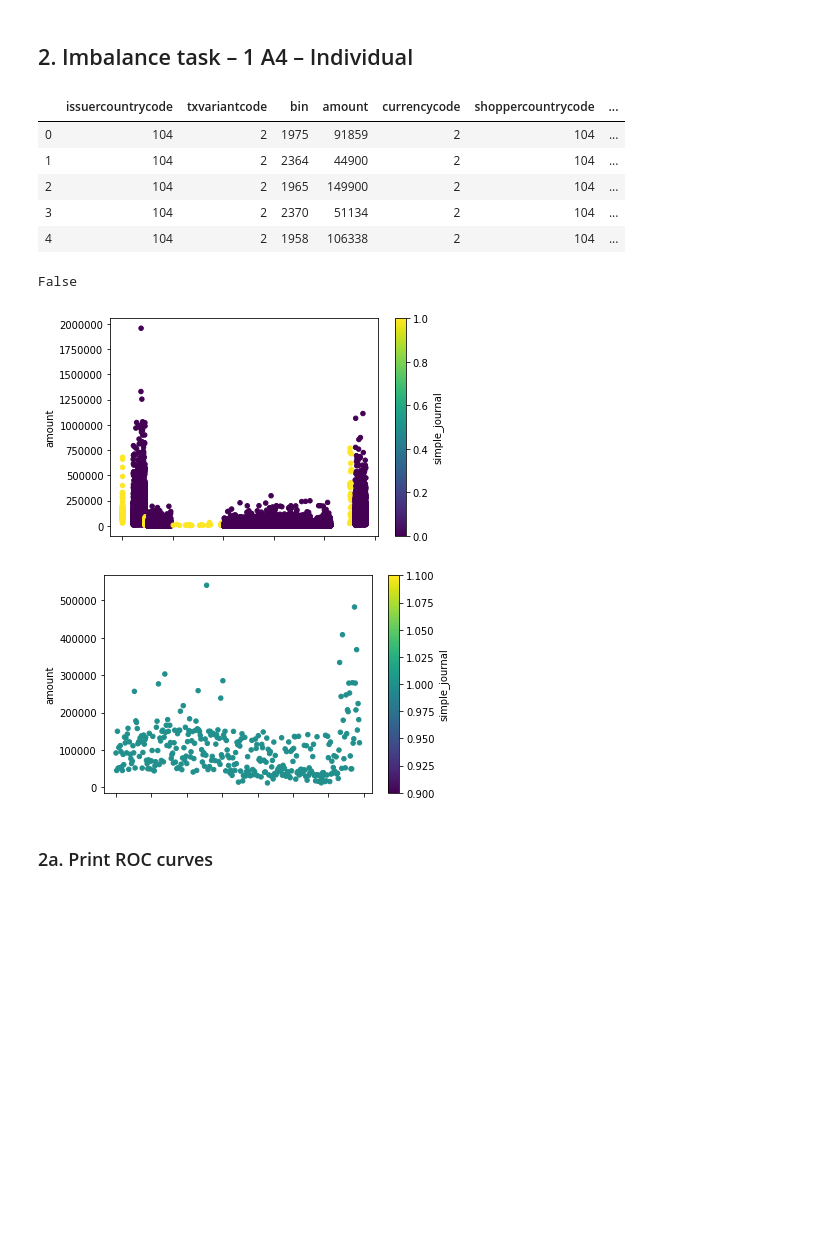
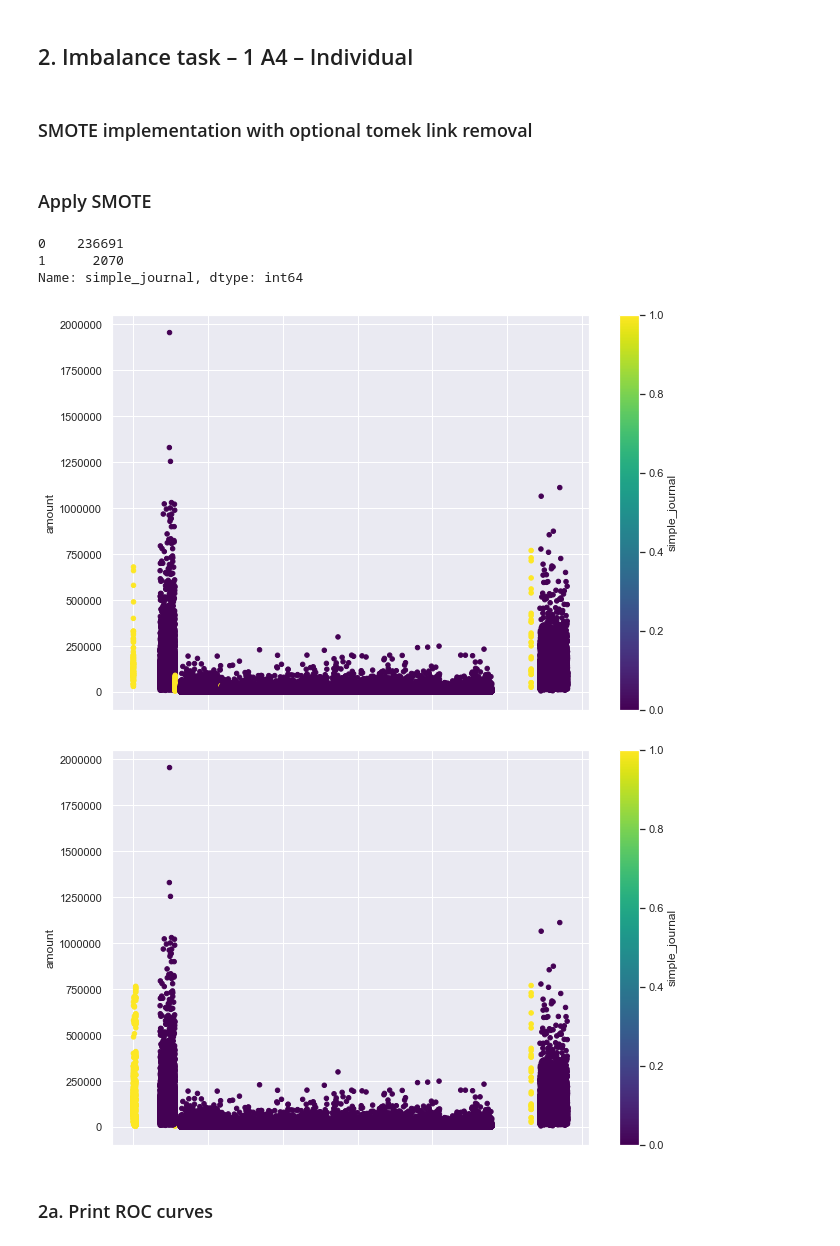
Before and after one commit to adityakunar/cda-2021, a Jupyter notebook: Assignment-1/Lab1.ipynb, the cells around one changed output. Drawn from its saved outputs; the diff is of its cells as text; code cells hidden in the pictures; blank space fills up the shorter version.

```diff
--- a/Assignment-1/Lab1.ipynb
+++ b/Assignment-1/Lab1.ipynb
@@ -134,7 +134,9 @@ def preprocess(df):
 data = "data_for_student_case.csv"
 df = pd.read_csv(data)
 
-df1 = preprocess(df)
+prep_df = preprocess(df)
+# Convert creationdate
+prep_df = conv_creationdate(prep_df)
 # %% [markdown]
 ## 1. Visualization task – 1 A4
 # %% [markdown]
@@ -151,0 +144,20 @@ Index(['txid', 'bookingdate', 'issuercountrycode', 'txvariantcode', 'bin',
+# %%
+# Visualization 1
+sns.set(rc={'figure.figsize':(10.7,7.27)})
+flatui = ["#e74c3c","#3498db", "#2ecc71"]
+ax = sns.countplot(x="accountcode", hue="simple_journal", data=df, palette=flatui)
+ax.set_title('Txn count analysis based on account_code')
+ax.grid(color='#cccccc')
+ax.set_ylabel('Count')
+ax.set_xlabel('Account Code')
+max_height = 0
+
+for p in ax.patches:
+    if p.get_height() > max_height:
+        max_height = p.get_height()
+
+for p in ax.patches:
+    height = p.get_height()
+    ax.text(p.get_x()+p.get_width()/2,
+            height + 0.01*max_height,'{:1d}'.format(height),
+            ha="center",size=14)
@@ -153,4 +167,6 @@ Index(['txid', 'bookingdate', 'issuercountrycode', 'txvariantcode', 'bin',
 ### 1b. Describe the visualizations and provide relavant explanations of features and relations.
 # %% [markdown]
 ## 2. Imbalance task – 1 A4 – Individual
+# %% [markdown]
+### SMOTE implementation with optional tomek link removal
 # %%
@@ -214,32 +290,20 @@ def euclidean_distance(row1, row2):
-# %%
-# Shape the data and apply SMOTE
-
-df_minority = df1.loc[df1['simple_journal'] == 1]
-df_minority.drop(columns=['txid','bookingdate','date','accountcode_cc'],inplace=True)
-minority_samples = np.array(df_minority)
-
-synthetic_samples = smote(len(minority_samples), 100, 2)
-synthetic=pd.DataFrame(synthetic_samples,columns=['issuercountrycode', 'txvariantcode', 'bin', 'amount',
-                                            'currencycode', 'shoppercountrycode', 'shopperinteraction',
-                                            'simple_journal',
-                                            'cardverificationcodesupplied', 'cvcresponsecode','creationdate', 'accountcode',
-                                            'mail_id', 'ip_id', 'card_id', 'amount_eur', 'countries_equal',
-                                            'day_of_week', 'hour'])
-synthetic.head()
-# %% [output]
-|  | issuercountrycode | txvariantcode | bin | amount | currencycode | shoppercountrycode | ... |
-| 0 | 104 | 2 | 1975 | 91859 | 2 | 104 | ... |
-| 1 | 104 | 2 | 2364 | 44900 | 2 | 104 | ... |
-| 2 | 104 | 2 | 1965 | 149900 | 2 | 104 | ... |
-| 3 | 104 | 2 | 2370 | 51134 | 2 | 104 | ... |
-| 4 | 104 | 2 | 1958 | 106338 | 2 | 104 | ... |
+# %% [markdown]
+### Apply SMOTE
+# %%
+# 200% samples with 2 nearest neighbours
+# Tomek Links not removed if tomek_links is set to false
+smoted_df = smote_wrapper(prep_df, N = 500, k = 2, tomek_links = False)
+smoted_df['simple_journal'].value_counts()
+# %% [output]
+0    236691
+1      2070
+Name: simple_journal, dtype: int64
 # %%
-# Scatter Plots
-ax1 = df1.plot.scatter(x='txid', y='amount', c='simple_journal', colormap='viridis')
-synthetic.reset_index().plot.scatter(x='index', y='amount', c='simple_journal', colormap='viridis')
+# Scatter Plots to visualize the SMOTE results
+ax1 = prep_df.reset_index().plot.scatter(x='index', y='amount', c='simple_journal', colormap='viridis')
+ax2 = smoted_df.reset_index().plot.scatter(x='index', y='amount', c='simple_journal', colormap='viridis')
 # %% [output]
-False
-[figure, old version]
+[figure, new version]
-[figure, old version]
+[figure, new version]
 # %% [markdown]
 ### 2a. Print ROC curves
```
Also changed, not shown: parts of 9 cells of this notebook.
